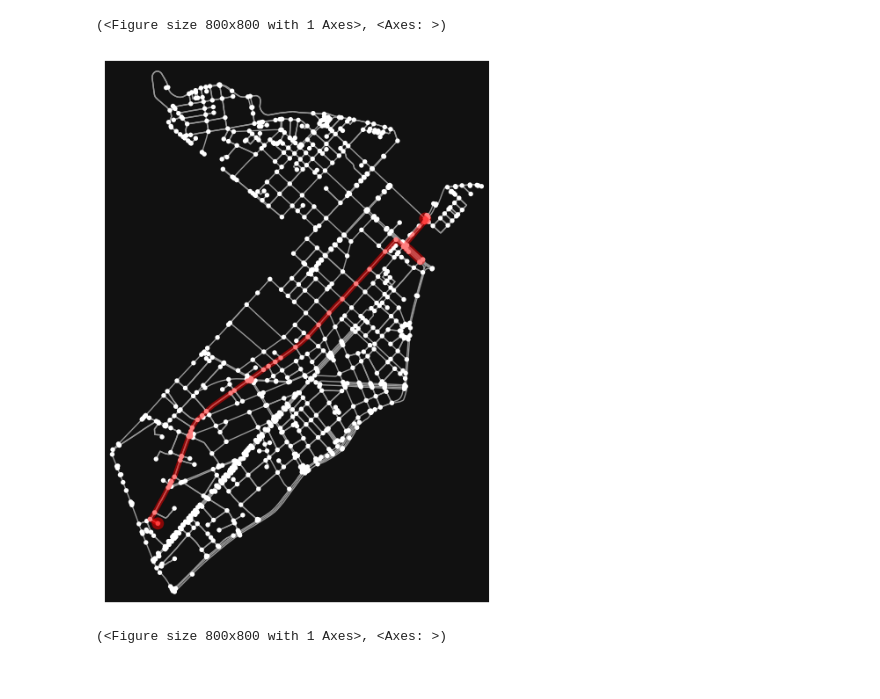
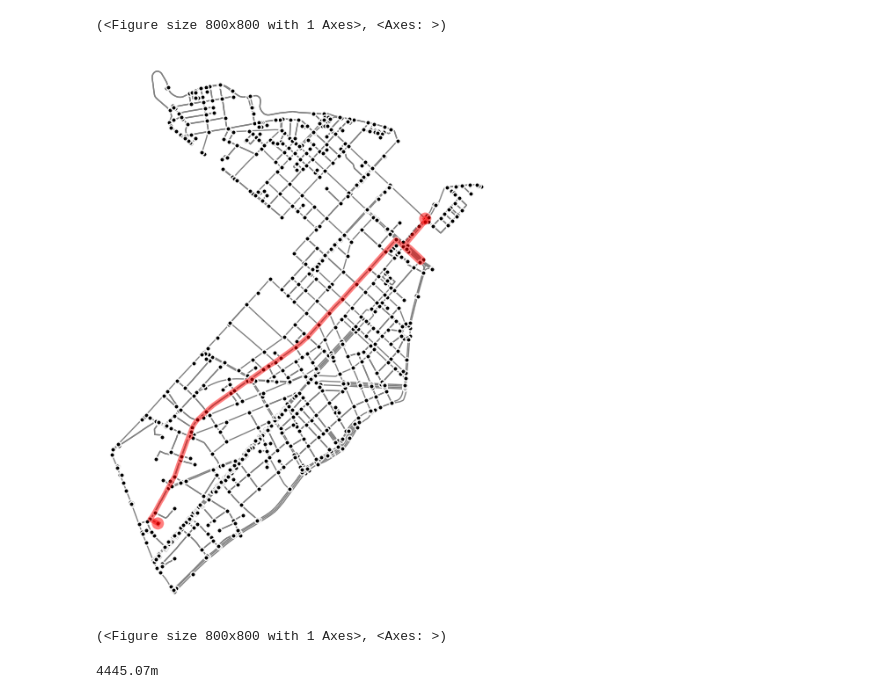
Before and after one commit to Bancie/thuhoach.nckh, a Jupyter notebook: ipynb/location/geo.ipynb, the cells around one changed output. Drawn from its saved outputs; the diff is of its cells as text; code cells hidden in the pictures.

```diff
--- a/ipynb/location/geo.ipynb
+++ b/ipynb/location/geo.ipynb
@@ -105,9 +102,28 @@ dest_point = (10.78462,106.70746)
 orig = ox.distance.nearest_nodes(G, X=orig_point[1], Y=orig_point[0])
 dest = ox.distance.nearest_nodes(G, X=dest_point[1], Y=dest_point[0])
 # %%
-k_paths = ox.routing.k_shortest_paths(G, orig, dest, k=1, weight='length')
+k_paths = list(ox.routing.k_shortest_paths(G, orig, dest, k=1, weight='length'))
 # %%
-ox.plot_graph_routes(G, k_paths)
+ox.plot_graph_routes(
+    G,
+    routes=k_paths,
+    bgcolor='white',
+    node_color='black',
+    node_edgecolor='white',
+    edge_color='gray',
+    route_colors='red'
+)
 # %% [output]
-[figure, old version]
+[figure, new version]
 (<Figure size 800x800 with 1 Axes>, <Axes: >)
+# %%
+route = k_paths[0]
+
+distance = sum(
+    G[u][v][0]['length']
+    for u, v in zip(route[:-1], route[1:])
+)
+
+print(f"{distance:.2f}m")
+# %% [output]
+4445.07m
```
Also changed, not shown: parts of 2 cells of this notebook.
